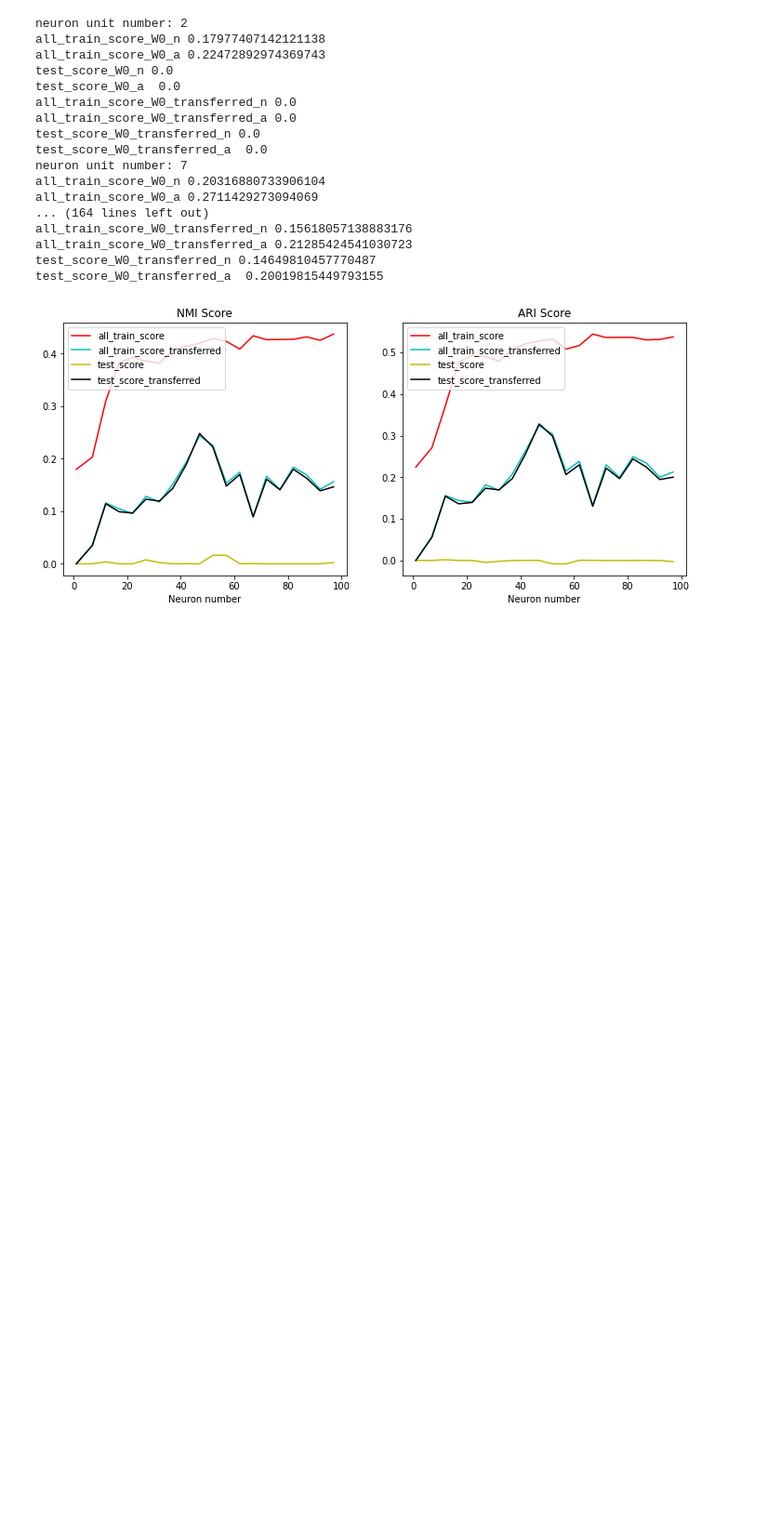
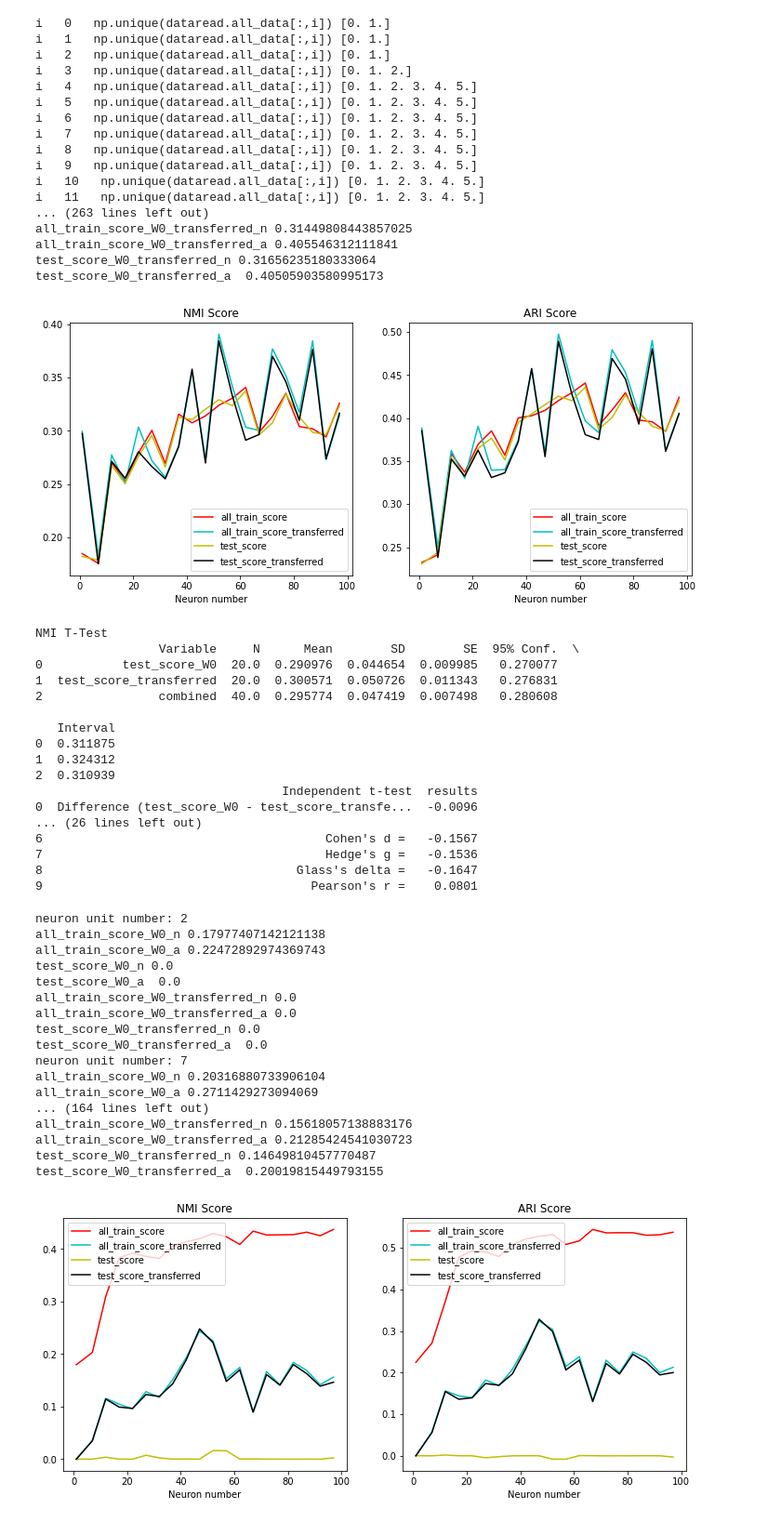
Before and after one commit to foolishfool/JupyterNotebook, a Jupyter notebook: SOM/UTDSM_Airline Passenger Satisfaction.ipynb, the cells around one changed output. Shown at 93% size. Drawn from its saved outputs; the diff is of its cells as text; code cells hidden in the pictures; blank space fills up the shorter version.

```diff
--- a/SOM/UTDSM_Airline Passenger Satisfaction.ipynb
+++ b/SOM/UTDSM_Airline Passenger Satisfaction.ipynb
@@ -43,3 +61,55 @@ dataread.initializedataset(csv_training,csv_training,csv_test,"satisfaction")
+# %%
+import experiment
+unstable_repeat_num= 30
+scope_num = 100
+class_num = 2
+row = 8
+column = 4
+dim_num = 18
+best_num = 48
+
+
+experiment = experiment.Experiment()
+
+experiment.UTest_FESOM(dataread,class_num, dim_num,best_num, scope_num,unstable_repeat_num,0,row,column)
+
+#todo CHANGE room_type_reserved AS LABEL
+# %% [output]
+i   0   np.unique(dataread.all_data[:,i]) [0. 1.]
+i   1   np.unique(dataread.all_data[:,i]) [0. 1.]
+i   2   np.unique(dataread.all_data[:,i]) [0. 1.]
+i   3   np.unique(dataread.all_data[:,i]) [0. 1. 2.]
+i   4   np.unique(dataread.all_data[:,i]) [0. 1. 2. 3. 4. 5.]
+i   5   np.unique(dataread.all_data[:,i]) [0. 1. 2. 3. 4. 5.]
+i   6   np.unique(dataread.all_data[:,i]) [0. 1. 2. 3. 4. 5.]
+i   7   np.unique(dataread.all_data[:,i]) [0. 1. 2. 3. 4. 5.]
+i   8   np.unique(dataread.all_data[:,i]) [0. 1. 2. 3. 4. 5.]
+i   9   np.unique(dataread.all_data[:,i]) [0. 1. 2. 3. 4. 5.]
+i   10   np.unique(dataread.all_data[:,i]) [0. 1. 2. 3. 4. 5.]
+i   11   np.unique(dataread.all_data[:,i]) [0. 1. 2. 3. 4. 5.]
+... (263 lines left out)
+all_train_score_W0_transferred_n 0.31449808443857025
+all_train_score_W0_transferred_a 0.405546312111841
+test_score_W0_transferred_n 0.31656235180333064
+test_score_W0_transferred_a  0.40505903580995173
+[figure, added]
+NMI T-Test
+                 Variable     N      Mean        SD        SE  95% Conf.  \
+0           test_score_W0  20.0  0.290976  0.044654  0.009985   0.270077
+1  test_score_transferred  20.0  0.300571  0.050726  0.011343   0.276831
+2                combined  40.0  0.295774  0.047419  0.007498   0.280608
+
+   Interval
+0  0.311875
+1  0.324312
+2  0.310939
+                                  Independent t-test  results
+0  Difference (test_score_W0 - test_score_transfe...  -0.0096
+... (26 lines left out)
+6                                       Cohen's d =   -0.1567
+7                                       Hedge's g =   -0.1536
+8                                   Glass's delta =   -0.1647
+9                                     Pearson's r =    0.0801
 # %%
 import experiment
 unstable_repeat_num= 30
```
Also changed, not shown: parts of 1 cell of this notebook, 25 other files.
